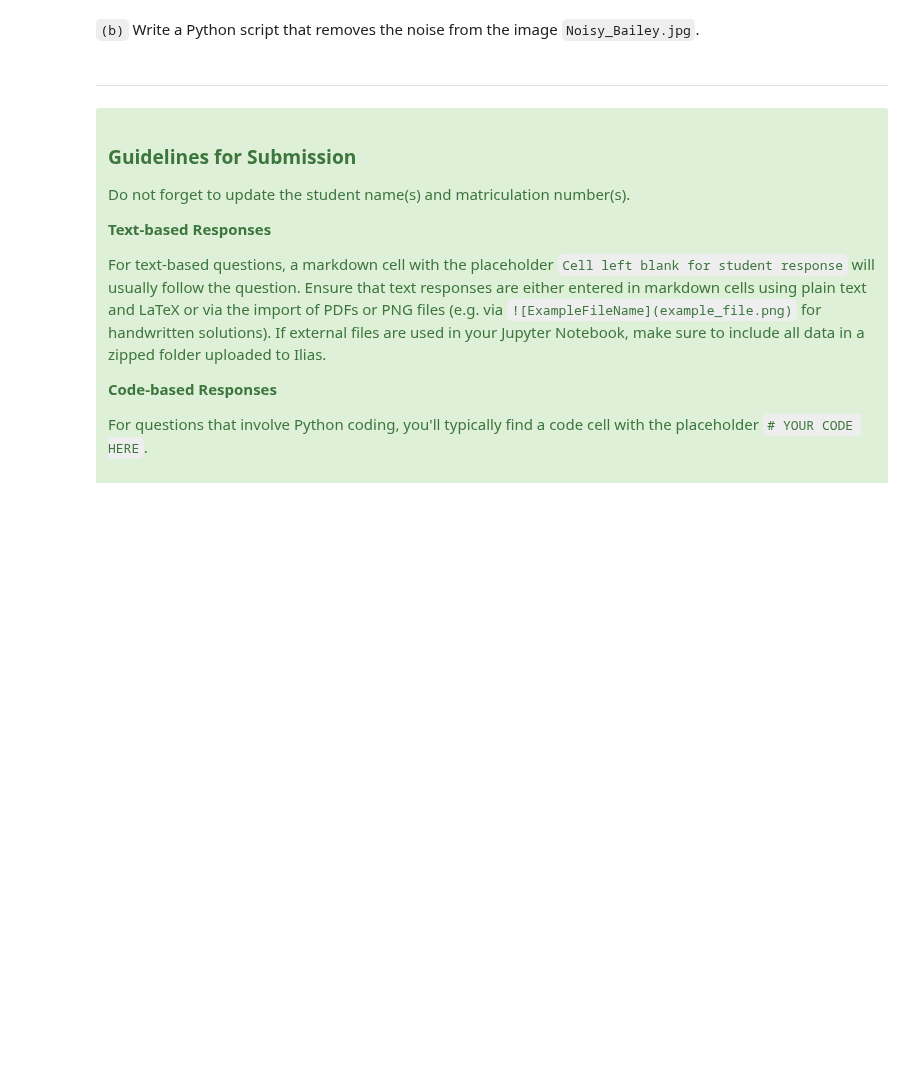
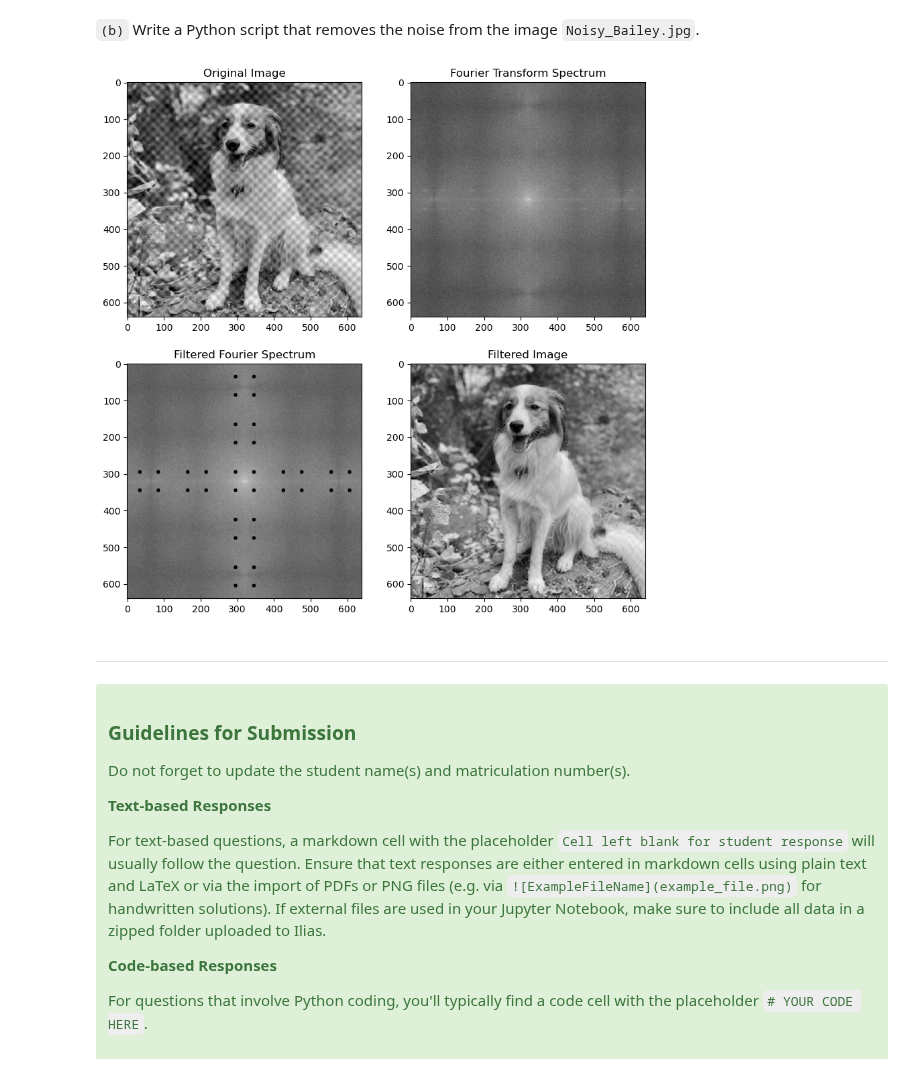
Before and after one commit to as3ert/TMFVC, a Jupyter notebook: Assignment 9/TMFVC_Ass09.ipynb, the cells around one changed output. Drawn from its saved outputs; the diff is of its cells as text; code cells hidden in the pictures; blank space fills up the shorter version.

```diff
--- a/Assignment 9/TMFVC_Ass09.ipynb
+++ b/Assignment 9/TMFVC_Ass09.ipynb
@@ -131,5 +286,99 @@ The Fourier transform can also be used to remove noise. The following illustrati
 # %% [markdown]
 `(b)` Write a Python script that removes the noise from the image `Noisy_Bailey.jpg`.
+# %%
+import numpy as np
+import matplotlib.pyplot as plt
+from PIL import Image
+
+image = np.array(Image.open('Noisy_Bailey.jpg').convert('L'))
+
+rows, cols = image.shape
+crow, ccol = rows // 2, cols // 2
+notch_radius = 5
+notch_pos = 25
+
+notch_coords = [
+    (crow - notch_pos, ccol - notch_pos),
+    (crow + notch_pos, ccol + notch_pos),
+    (crow - notch_pos, ccol + notch_pos),
+    (crow + notch_pos, ccol - notch_pos)
+]
+
+notch_shifts = [
+    [130, 0],
+    [-130, 0],
+    [0, 130],
+    [0, -130],
+]
+
+def fft(image):
+    f_transform = np.fft.fft2(image)
+    f_shifted = np.fft.fftshift(f_transform)
+
+    magnitude_spectrum = np.log(1 + np.abs(f_shifted))
+    magnitude_spectrum = (magnitude_spectrum - np.min(magnitude_spectrum)) \
+                       / (np.max(magnitude_spectrum) - np.min(magnitude_spectrum))
+
+    return f_shifted, magnitude_spectrum
+
+def ifft(f_shifted):
+    f_inverse_shifted = np.fft.ifftshift(f_shifted)
+    image_filtered = np.abs(np.fft.ifft2(f_inverse_shifted))
+
+    magnitude_spectrum = np.log(1 + np.abs(f_shifted))
+    magnitude_spectrum = (magnitude_spectrum - np.min(magnitude_spectrum)) \
+                       / (np.max(magnitude_spectrum) - np.min(magnitude_spectrum))
+
+    return image_filtered, magnitude_spectrum
+
+def notch_filter(f_shifted, notch_coords, notch_radius):
+    rows, cols = f_shifted.shape
+    for x, y in notch_coords:
+        for i in range(-notch_radius, notch_radius + 1):
+            for j in range(-notch_radius, notch_radius + 1):
+                if i**2 + j**2 <= notch_radius**2:
+                    xi, yj = x + i, y + j
+                    if 0 <= xi < rows and 0 <= yj < cols:
+                        f_shifted[xi, yj] = 0
+
+    return f_shifted
+
+def notch_filter_shifted(f_shifted, notch_coords, notch_radius, shift, scale=2):
+    for shift in notch_shifts:
+        for i in range(scale):
+            notch_coords_shifted = [(x + shift[0] * (i+1), y + shift[1] * (i+1)) for x, y in notch_coords]
+            f_shifted = notch_filter(f_shifted, notch_coords_shifted, notch_radius)
+
+    return f_shifted
+
+f_shifted, magnitude_spectrum = fft(image)
+
+f_shifted = notch_filter(f_shifted, notch_coords, notch_radius)
+f_shifted = notch_filter_shifted(f_shifted, notch_coords, notch_radius, notch_shifts)
+
+image_filtered, magnitude_spectrum_filtered = ifft(f_shifted)
+
+plt.figure(figsize=(10, 10))
+
+plt.subplot(2, 2, 1)
+plt.imshow(image, cmap='gray')
+plt.title('Original Image')
+
+plt.subplot(2, 2, 2)
+plt.imshow(magnitude_spectrum, cmap='gray')
+plt.title('Fourier Transform Spectrum')
+
+plt.subplot(2, 2, 3)
+plt.imshow(magnitude_spectrum_filtered, cmap='gray')
+plt.title('Filtered Fourier Spectrum')
+
+plt.subplot(2, 2, 4)
+plt.imshow(image_filtered, cmap='gray')
+plt.title('Filtered Image')
+
+plt.show()
+# %% [output]
+[figure, added]
 # %% [markdown]
 <hr>
 # %% [markdown]
```
Also changed, not shown: parts of 15 cells of this notebook.
